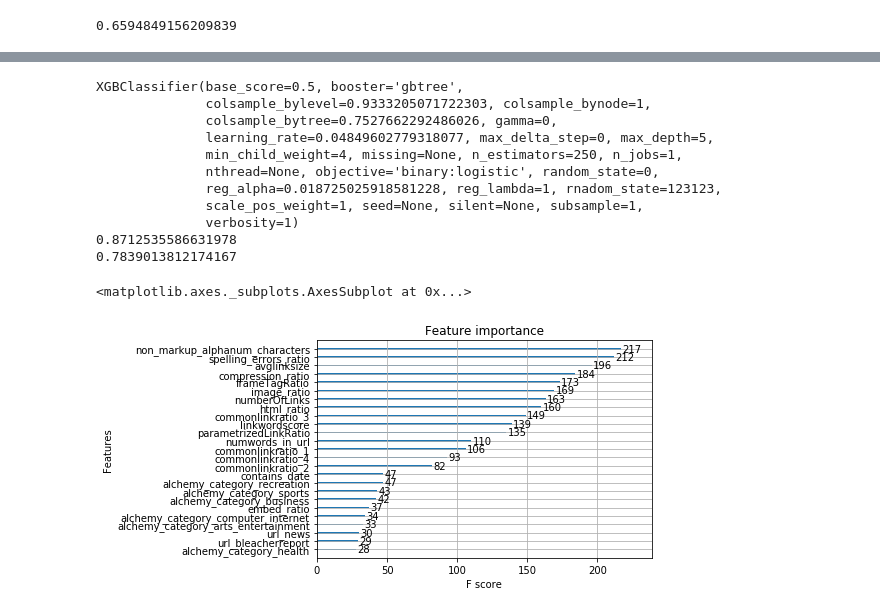
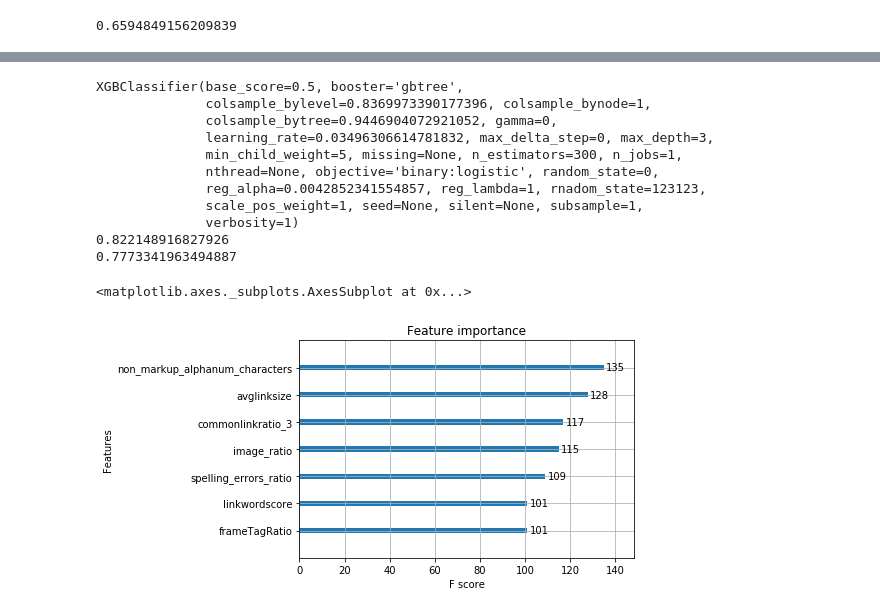
Before and after one commit to pb8300a/Kaggle, a Jupyter notebook: Evergreen/Explore_data.ipynb, the cells around one changed output, grey strips where cells are left out. Drawn from its saved outputs; the diff is of its cells as text; code cells hidden in the pictures.

```diff
--- a/Evergreen/Explore_data.ipynb
+++ b/Evergreen/Explore_data.ipynb
@@ -232,7 +232,10 @@ metrics.auc(fpr, tpr)
 # %% [output]
 0.6594849156209839
 # %%
-#### XGBOOST -- Built in functionality ####
+#### XGBOOST -- Random Parameter search ####
+#n_estimators = number of trees
+#n_iter = number of parameter combinations to check
+
 warnings.simplefilter(action='ignore', category=FutureWarning)
 xgb_cv = XGBClassifier(n_estimators = 300, objective = 'binary:logistic',rnadom_state = 123123)
 param_xgb_search = {'min_child_weight':randint(3,6),
@@ -244,7 +247,7 @@ param_xgb_search = {'min_child_weight':randint(3,6),
 }
 random_search_xgb = RandomizedSearchCV(xgb_cv,
                                       param_distributions = param_xgb_search,
-                                      n_iter = 25,
+                                      n_iter = 5,
                                       cv = 5,
                                       scoring = 'roc_auc',
                                       random_state = 1231,
@@ -252,5 +255,5 @@ random_search_xgb = RandomizedSearchCV(xgb_cv,
 random_search_xgb.fit(X_trn,y_trn, eval_metric = 'auc',
                       eval_set = [(X_hld,y_hld)],
                       early_stopping_rounds = 10,
-                      verbose = 1)
+                      verbose = 0)
 # %% [output]
@@ -292,40 +278,40 @@ RandomizedSearchCV(cv=5, error_score=nan,
 print(random_search_xgb.best_estimator_)
 
 ##Training Error
 xgb_bestmdl_pred_trn = pd.Series(random_search_xgb.predict_proba(X_trn)[:,1],index = y_trn.index)
 error_xgb_trn = pd.concat([y_trn,xgb_bestmdl_pred_trn],axis = 1)
 error_xgb_trn = error_xgb_trn.rename(columns = {'label':'actual',0:'prediction'})
 fpr, tpr, thresholds = metrics.roc_curve(error_xgb_trn.actual, error_xgb_trn.prediction, pos_label=1)
 print(metrics.auc(fpr, tpr))
 
 ##Holdout Error
 xgb_bestmdl_pred_hld = pd.Series(random_search_xgb.predict_proba(X_hld)[:,1],index = y_hld.index)
 error_xgb_hld = pd.concat([y_hld,xgb_bestmdl_pred_hld],axis = 1)
 error_xgb_hld = error_xgb_hld.rename(columns = {'label':'actual',0:'prediction'})
 fpr, tpr, thresholds = metrics.roc_curve(error_xgb_hld.actual, error_xgb_hld.prediction, pos_label=1)
 print(metrics.auc(fpr, tpr))
 
 ##Create Test
 col_order = X_hld.columns.tolist()
 clean_tst = clean_tst[col_order]
 xgb_bestmdl_pred_tst = pd.Series(random_search_xgb.predict_proba(clean_tst)[:,1])
 out_tst = pd.concat([raw_tst.urlid,xgb_bestmdl_pred_tst],axis = 1)
 out_tst = out_tst.rename(columns = {'urlid':'urlid',0:"label"})
 out_tst.to_csv('test_file_v4.csv',sep = ',')
 
-plot_importance(random_search_xgb.best_estimator_,max_num_features = 25)
+plot_importance(random_search_xgb.best_estimator_,max_num_features = 7)
 # %% [output]
 XGBClassifier(base_score=0.5, booster='gbtree',
-              colsample_bylevel=0.9333205071722303, colsample_bynode=1,
-              colsample_bytree=0.7527662292486026, gamma=0,
-              learning_rate=0.04849602779318077, max_delta_step=0, max_depth=5,
-              min_child_weight=4, missing=None, n_estimators=250, n_jobs=1,
+              colsample_bylevel=0.8369973390177396, colsample_bynode=1,
+              colsample_bytree=0.9446904072921052, gamma=0,
+              learning_rate=0.03496306614781832, max_delta_step=0, max_depth=3,
+              min_child_weight=5, missing=None, n_estimators=300, n_jobs=1,
               nthread=None, objective='binary:logistic', random_state=0,
-              reg_alpha=0.018725025918581228, reg_lambda=1, rnadom_state=123123,
+              reg_alpha=0.0042852341554857, reg_lambda=1, rnadom_state=123123,
               scale_pos_weight=1, seed=None, silent=None, subsample=1,
               verbosity=1)
-0.8712535586631978
-0.7839013812174167
+0.822148916827926
+0.7773341963494887
 <matplotlib.axes._subplots.AxesSubplot at 0x...>
-[figure, old version]
+[figure, new version]
 # %%
```
Also changed, not shown: parts of 6 cells of this notebook.
